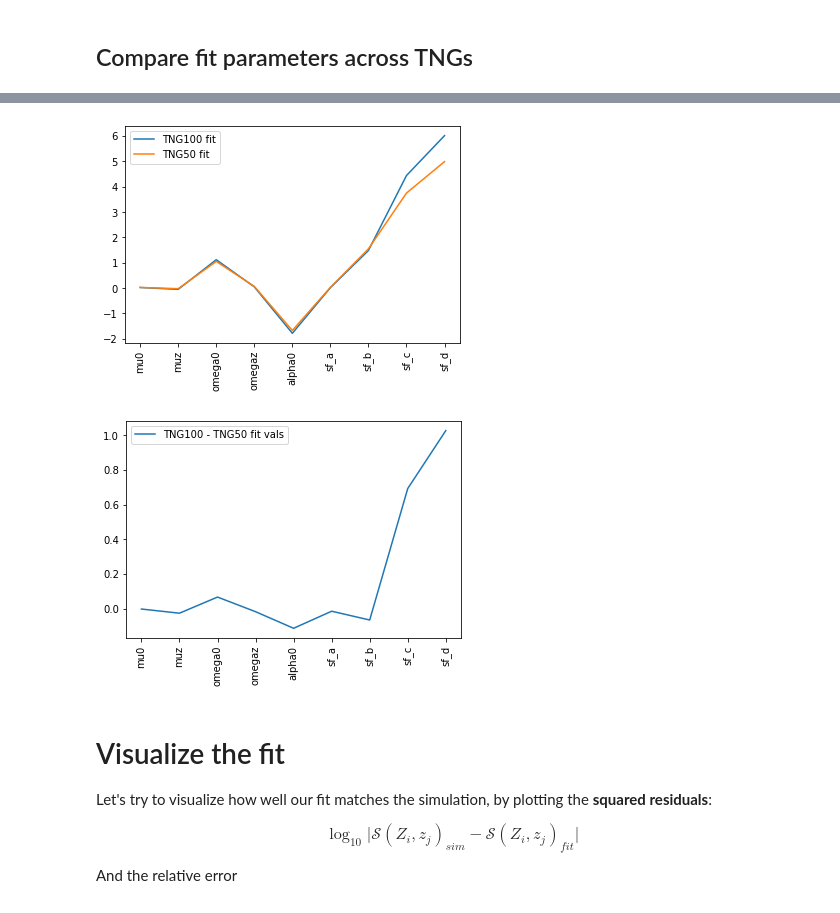
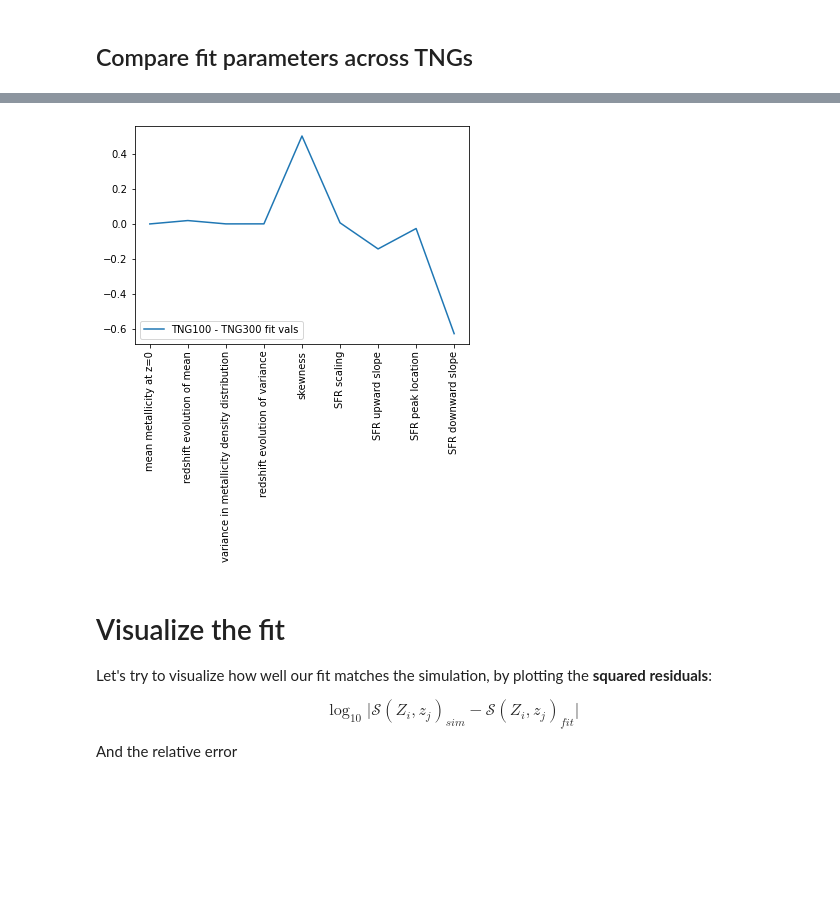
Before and after one commit to sashalvna/Fit_SFRD_TNG, a Jupyter notebook: Fit_model_to_sfrdzZ_TNG.ipynb, the cells around one changed output, grey strips where cells are left out. Drawn from its saved outputs; the diff is of its cells as text; code cells hidden in the pictures; blank space fills up the shorter version.

```diff
--- a/Fit_model_to_sfrdzZ_TNG.ipynb
+++ b/Fit_model_to_sfrdzZ_TNG.ipynb
@@ -275,7 +306,7 @@ Rboxval = 35 #35 for TNG50, 75 for 100, 205 for 300
 # %%
 new_vals = np.loadtxt(paths.data / "test_best_fit_parameters_TNG100.txt", skiprows=1, delimiter=",")
 old_vals = np.loadtxt(paths.data / "test_best_fit_parameters.txt", skiprows=1, delimiter=",")
-ticks =  ["mu0", "muz", "omega0", "omegaz", "alpha0","sf_a", "sf_b", "sf_c", "sf_d"]
+ticks =  ["mean metallicity at z=0", "redshift evolution of mean", "variance in metallicity density distribution", "redshift evolution of variance", "skewness","SFR scaling", "SFR upward slope", "SFR peak location", "SFR downward slope"]
 # %%
 fig, ax = plt.subplots(1,1)
 x = [0,1,2,3,4,5,6,7,8]
@@ -300,4 +331,4 @@ ax.legend();
 # %%
 tng100vals = np.loadtxt(paths.data / "test_best_fit_parameters_TNG100.txt", skiprows=1, delimiter=",")
 tng50vals = np.loadtxt(paths.data / "test_best_fit_parameters_TNG50.txt", skiprows=1, delimiter=",")
-ticks =  ["mu0", "muz", "omega0", "omegaz", "alpha0","sf_a", "sf_b", "sf_c", "sf_d"]
+tng300vals = np.loadtxt(paths.data / "test_best_fit_parameters_TNG300.txt", skiprows=1, delimiter=",")
@@ -304,22 +356,12 @@ ticks =  ["mu0", "muz", "omega0", "omegaz", "alpha0","sf_a", "sf_b", "sf_c", "sf
 # %%
 fig, ax = plt.subplots(1,1)
 x = [0,1,2,3,4,5,6,7,8]
-ax.plot(x, tng100vals, label='TNG100 fit')
-ax.plot(x, tng50vals, label="TNG50 fit")
+ax.plot(x, tng100vals-tng300vals, label='TNG100 - TNG300 fit vals')
 ax.set_xticks(x)
 ax.set_xticklabels(ticks, rotation='vertical', fontsize=10)
 ax.legend();
 # %% [output]
-[figure, old version]
+[figure, new version]
-# %%
-fig, ax = plt.subplots(1,1)
-x = [0,1,2,3,4,5,6,7,8]
-ax.plot(x, tng100vals-tng50vals, label='TNG100 - TNG50 fit vals')
-ax.set_xticks(x)
-ax.set_xticklabels(ticks, rotation='vertical', fontsize=10)
-ax.legend();
-# %% [output]
-[figure, removed]
 # %% [markdown]
 # Visualize the fit
 
```
Also changed, not shown: parts of 19 cells of this notebook, 5 other files.
